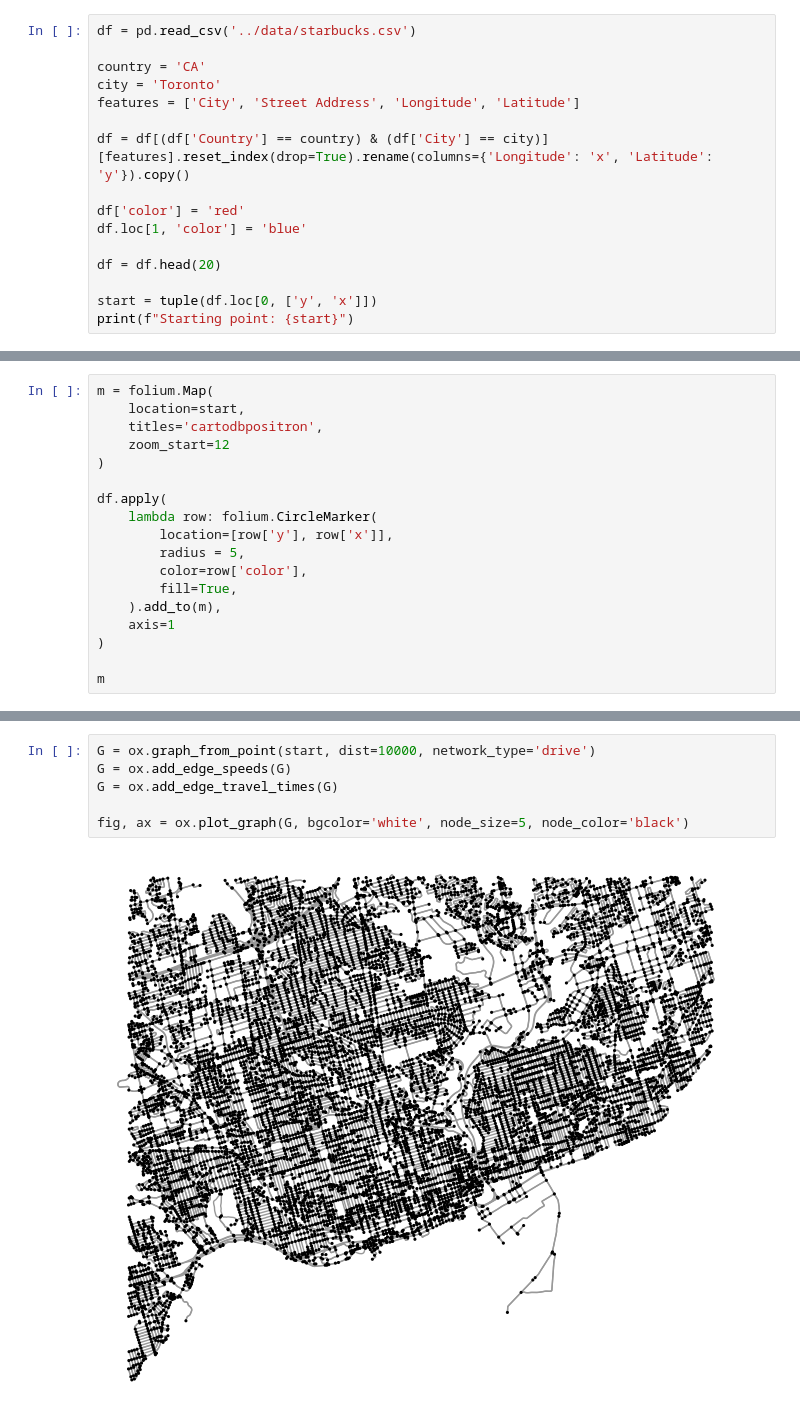
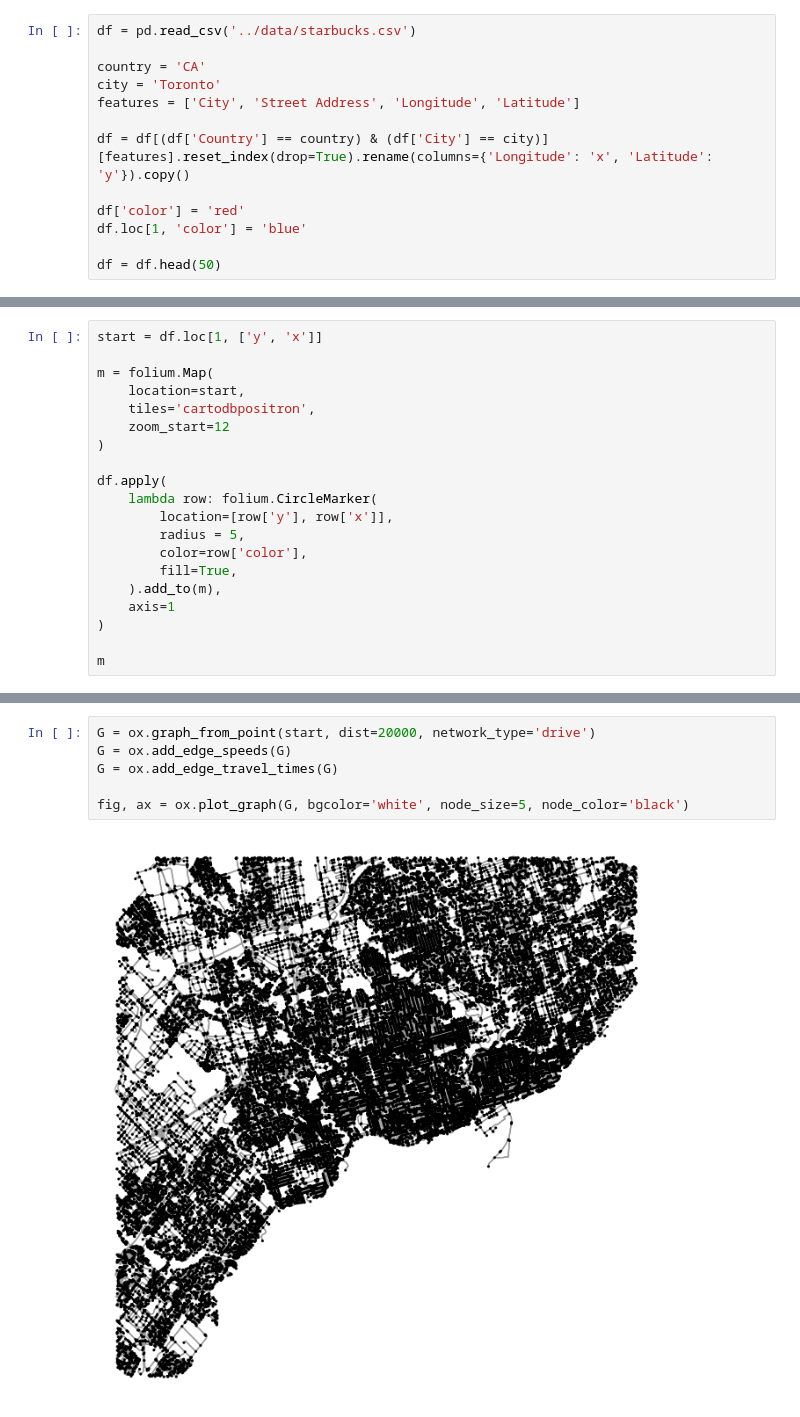
Before and after one commit to AlirezaAhadipour/Route_Optimization, a Jupyter notebook: notebooks/route_optimization.ipynb, the cells around one changed output, grey strips where cells are left out. Saved outputs shown, nothing was run; the diff lists cells and outputs as text.

```diff
--- a/notebooks/route_optimization.ipynb
+++ b/notebooks/route_optimization.ipynb
@@ -21,7 +23,4 @@ df = df[(df['Country'] == country) & (df['City'] == city)][features].reset_index
 df['color'] = 'red'
 df.loc[1, 'color'] = 'blue'
 
-df = df.head(20)
-
-start = tuple(df.loc[0, ['y', 'x']])
-print(f"Starting point: {start}")
+df = df.head(50)
@@ -30,7 +27,9 @@ Starting point: (np.float64(43.66), np.float64(-79.38))
 # %%
+start = df.loc[1, ['y', 'x']]
+
 m = folium.Map(
     location=start,
-    titles='cartodbpositron',
+    tiles='cartodbpositron',
     zoom_start=12
 )
 
@@ -48,10 +47,10 @@ m
 # %% [output]
 [interactive output not drawn]
 # %%
-G = ox.graph_from_point(start, dist=10000, network_type='drive')
+G = ox.graph_from_point(start, dist=20000, network_type='drive')
 G = ox.add_edge_speeds(G)
 G = ox.add_edge_travel_times(G)
 
 fig, ax = ox.plot_graph(G, bgcolor='white', node_size=5, node_color='black')
 # %% [output]
-[figure, old version]
+[figure, new version]
```
Also changed, not shown: parts of 7 cells of this notebook.
